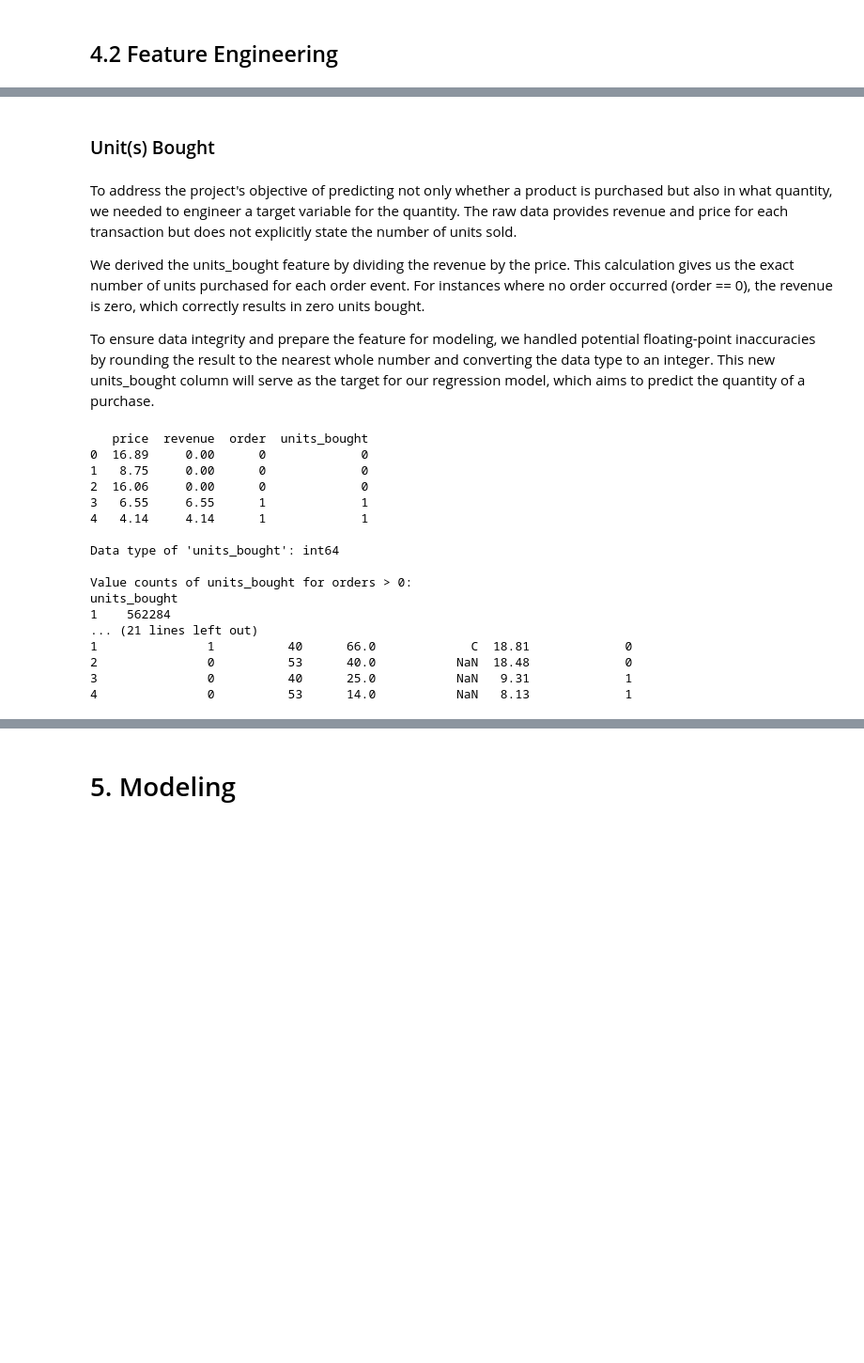
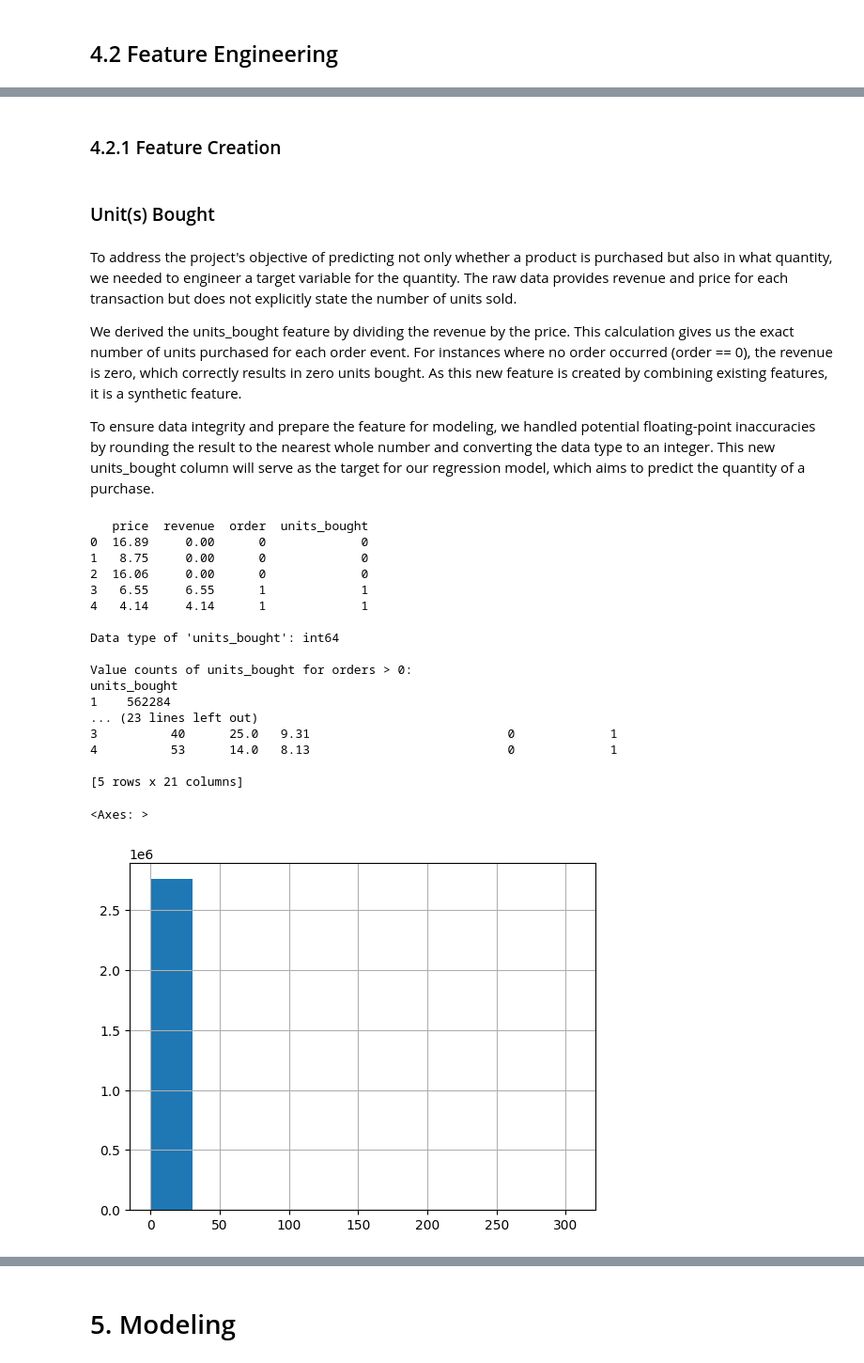
Before and after one commit to annageiser/analytics-project, a Jupyter notebook: src/analysis.ipynb, the cells around one changed output, grey strips where cells are left out. Shown at 94% size. Drawn from its saved outputs; the diff is of its cells as text; code cells hidden in the pictures; blank space fills up the shorter version.

```diff
--- a/src/analysis.ipynb
+++ b/src/analysis.ipynb
@@ -1285,12 +1252,0 @@ We choose a two-step strategy:
-# %%
-# Create a binary flag for missing 'competitorPrice'
-df['competitorPrice_is_missing'] = df['competitorPrice'].isnull().astype(int)
-
-# Calculate the median of 'competitorPrice'
-median_competitor_price = df['competitorPrice'].median()
-
-# Impute missing values with the median
-df.fillna({'competitorPrice': median_competitor_price}, inplace=True)
-
-# Verify imputation
-print("Missing values in 'competitorPrice' after imputation:", df['competitorPrice'].isnull().sum())
@@ -1318,0 +1330,7 @@ Missing values in 'category' after imputation: 0
+# %%
+# Drop the 'lineId' column from the DataFrame
+df.drop(columns=['lineID'], inplace=True)
+
+# Verify that the column has been dropped by checking the remaining columns
+print("Verifying 'lineId' column removal. Remaining columns are:")
+print(df.columns)
@@ -1319,41 +1344,48 @@ Missing values in 'category' after imputation: 0
+# %% [markdown]
+### 4.2.1 Feature Creation
 # %% [markdown]
 ### Unit(s) Bought
 # %% [markdown]
 To address the project's objective of predicting not only whether a product is purchased but also in what quantity, we needed to engineer a target variable for the quantity. The raw data provides revenue and price for each transaction but does not explicitly state the number of units sold.
 
-We derived the units_bought feature by dividing the revenue by the price. This calculation gives us the exact number of units purchased for each order event. For instances where no order occurred (order == 0), the revenue is zero, which correctly results in zero units bought.
+We derived the units_bought feature by dividing the revenue by the price. This calculation gives us the exact number of units purchased for each order event. For instances where no order occurred (order == 0), the revenue is zero, which correctly results in zero units bought. As this new feature is created by combining existing features, it is a synthetic feature.
 
 To ensure data integrity and prepare the feature for modeling, we handled potential floating-point inaccuracies by rounding the result to the nearest whole number and converting the data type to an integer. This new units_bought column will serve as the target for our regression model, which aims to predict the quantity of a purchase.
 # %%
 # We fill any potential NaN values (e.g., from 0/0) with 0 and handle division by zero
 df['units_bought'] = (df['revenue'] / df['price']).round().fillna(0)
 
 # Convert the column to an integer data type for cleanliness
 df['units_bought'] = df['units_bought'].astype(int)
 
 # Display the first few rows with the new column and its data type
 print(df[['price', 'revenue', 'order', 'units_bought']].head())
 print("\nData type of 'units_bought':", df['units_bought'].dtype)
 
 # Verify the distribution of units bought for actual orders
 print("\nValue counts of units_bought for orders > 0:")
 print(df[df['order'] == 1]['units_bought'].value_counts().head())
 print(df.head())
+
+df['units_bought'].describe()
+df['units_bought'].hist()
 # %% [output]
    price  revenue  order  units_bought
 0  16.89     0.00      0             0
 1   8.75     0.00      0             0
 2  16.06     0.00      0             0
 3   6.55     6.55      1             1
 4   4.14     4.14      1             1
 
 Data type of 'units_bought': int64
 
 Value counts of units_bought for orders > 0:
 units_bought
 1    562284
-... (21 lines left out)
-1               1          40      66.0             C  18.81             0
-2               0          53      40.0           NaN  18.48             0
-3               0          40      25.0           NaN   9.31             1
-4               0          53      14.0           NaN   8.13             1
+... (23 lines left out)
+3          40      25.0   9.31                           0             1
+4          53      14.0   8.13                           0             1
+
+[5 rows x 21 columns]
+<Axes: >
+[figure, added]
```
Also changed, not shown: parts of 62 cells of this notebook, 2 other files.
